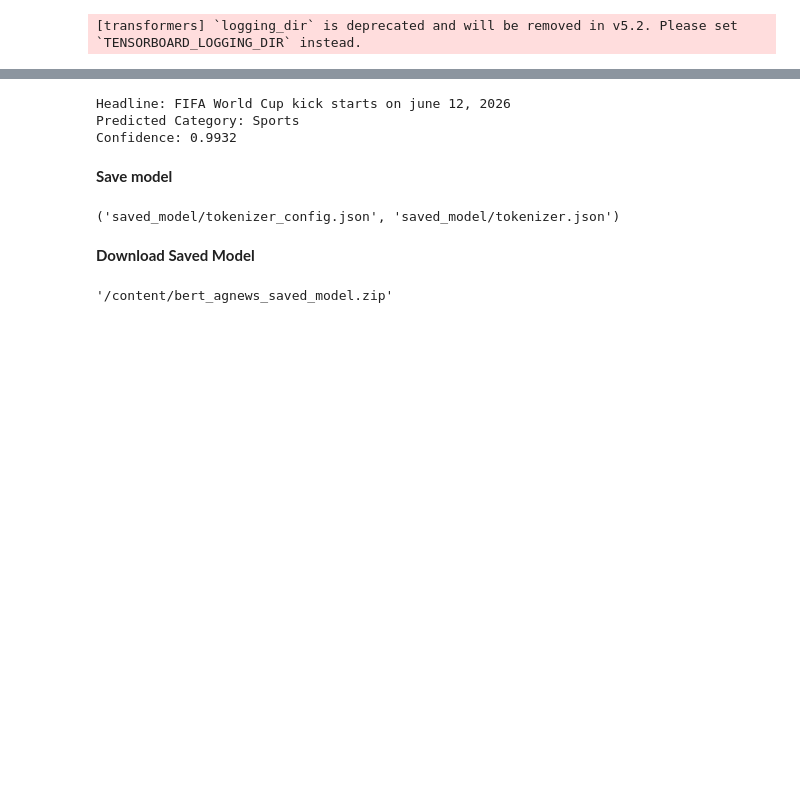
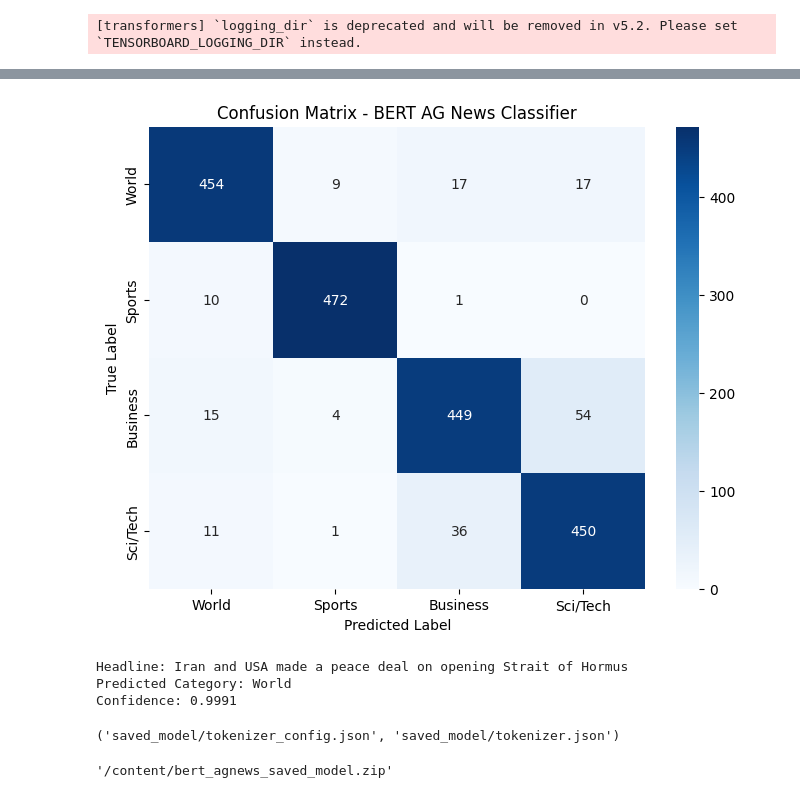
Before and after one commit to Muhammad-Waleed-ur-Rehman/Task1_BERT_AGNews_Classifier, a Jupyter notebook: Task1_BERT_AGNews_Classifier.ipynb, the cells around one changed output, grey strips where cells are left out. Saved outputs shown, nothing was run; the diff lists cells and outputs as text; code cells hidden in the pictures; blank space fills up the shorter version.

```diff
--- a/Task1_BERT_AGNews_Classifier.ipynb
+++ b/Task1_BERT_AGNews_Classifier.ipynb
@@ -304,4 +259,26 @@ F1 Score: 0.916502955598156
+# %%
+cm = confusion_matrix(y_true, y_pred)
+
+plt.figure(figsize=(8,6))
+sns.heatmap(
+    cm,
+    annot=True,
+    fmt="d",
+    cmap="Blues",
+    xticklabels=label_names,
+    yticklabels=label_names
+)
+
+plt.title("Confusion Matrix - BERT AG News Classifier")
+plt.xlabel("Predicted Label")
+plt.ylabel("True Label")
+plt.show()
+# %% [output]
+[figure, added]
 # %%
+from transformers import BertTokenizerFast
+import torch
+
 def predict_news_topic(text):
     # Re-define label names in case they were lost in the session
     labels = ["World", "Sports", "Business", "Sci/Tech"]
@@ -327,25 +304,21 @@ def predict_news_topic(text):
 
     return labels[predicted_class], confidence
 
-headline = "FIFA World Cup kick starts on june 12, 2026"
+headline = "Iran and USA made a peace deal on opening Strait of Hormus"
 category, confidence = predict_news_topic(headline)
 
 print("Headline:", headline)
 print("Predicted Category:", category)
 print("Confidence:", f"{confidence:.4f}")
 # %% [output]
-Headline: FIFA World Cup kick starts on june 12, 2026
-Predicted Category: Sports
-Confidence: 0.9932
+Headline: Iran and USA made a peace deal on opening Strait of Hormus
+Predicted Category: World
+Confidence: 0.9991
-# %% [markdown]
-**Save model**
 # %%
 model.save_pretrained("saved_model")
 tokenizer.save_pretrained("saved_model")
 # %% [output]
 ('saved_model/tokenizer_config.json', 'saved_model/tokenizer.json')
-# %% [markdown]
-**Download Saved Model**
 # %%
 import shutil
 
```
Also changed, not shown: parts of 35 cells of this notebook, 2 other files.
